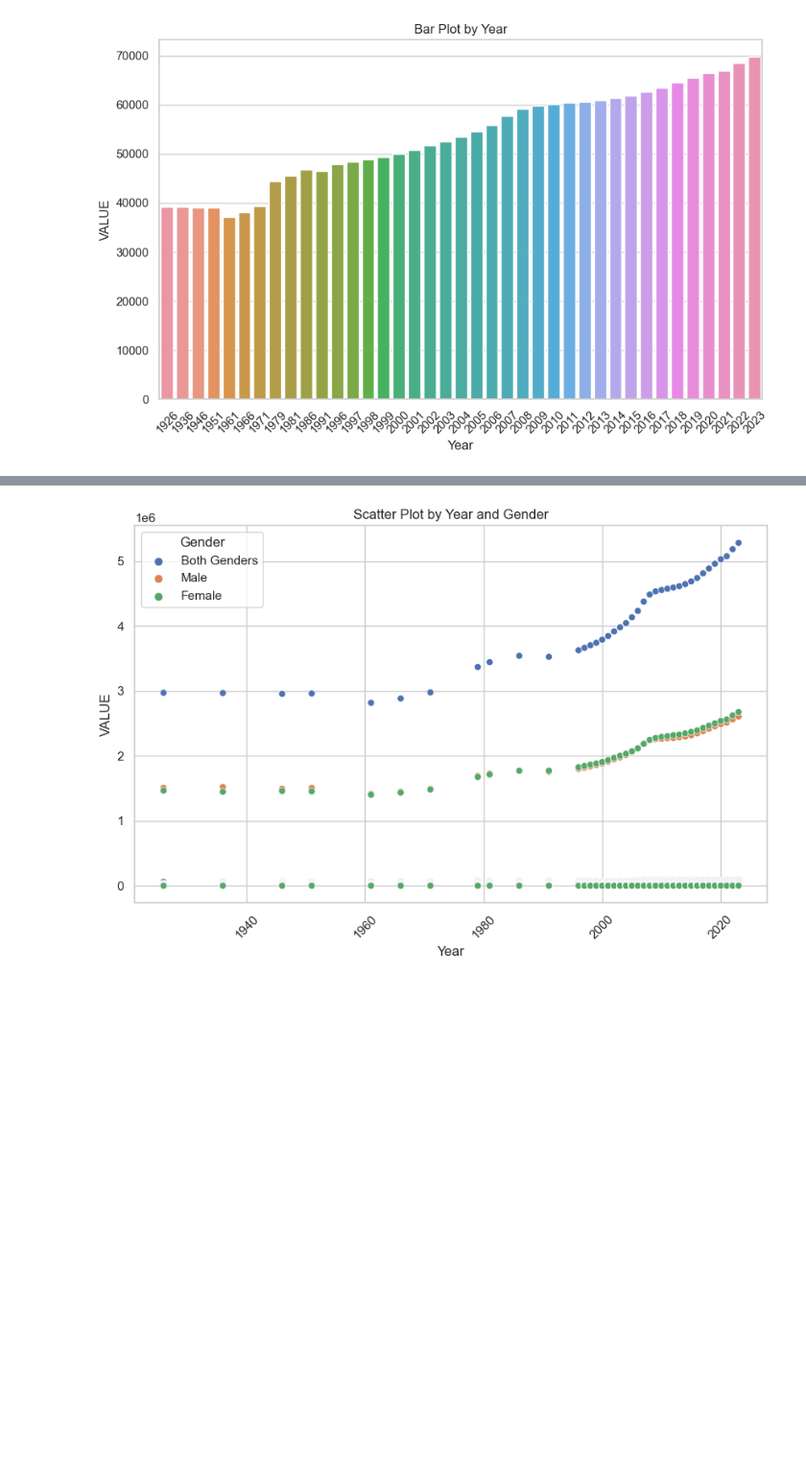
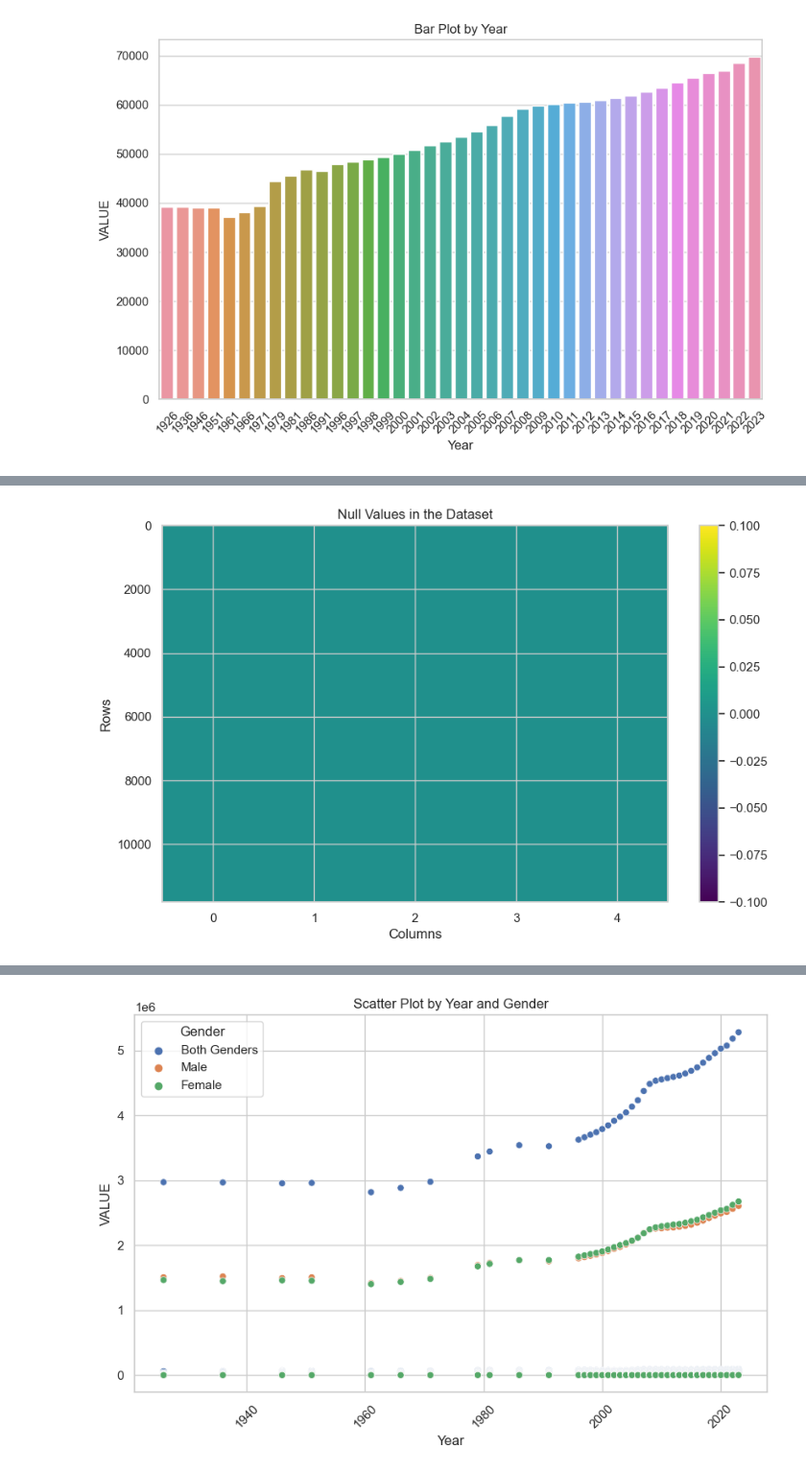
Before and after one commit to kalyanicct/DA-CA1, a Jupyter notebook: population.ipynb, the cells around one changed output, grey strips where cells are left out. Shown at 96% size. Cells and saved outputs as stored; diff of their text form; code cells hidden in the pictures; blank space fills up the shorter version.

```diff
--- a/population.ipynb
+++ b/population.ipynb
@@ -123,3 +134,17 @@ plt.show()
+# %%
+# Checking for null values in the DataFrame
+null_values = df.isnull()
+
+#Heatmap
+plt.figure(figsize=(10, 6))
+plt.imshow(null_values, cmap='viridis', aspect='auto')
+plt.colorbar()
+plt.title('Null Values in the Dataset')
+plt.xlabel('Columns')
+plt.ylabel('Rows')
+plt.show()
+# %% [output]
+[figure, added]
 # %%
 #Creating a line plot to show trends over the years
 plt.figure(figsize=(10, 6))
```
Also changed, not shown: parts of 7 cells of this notebook.
